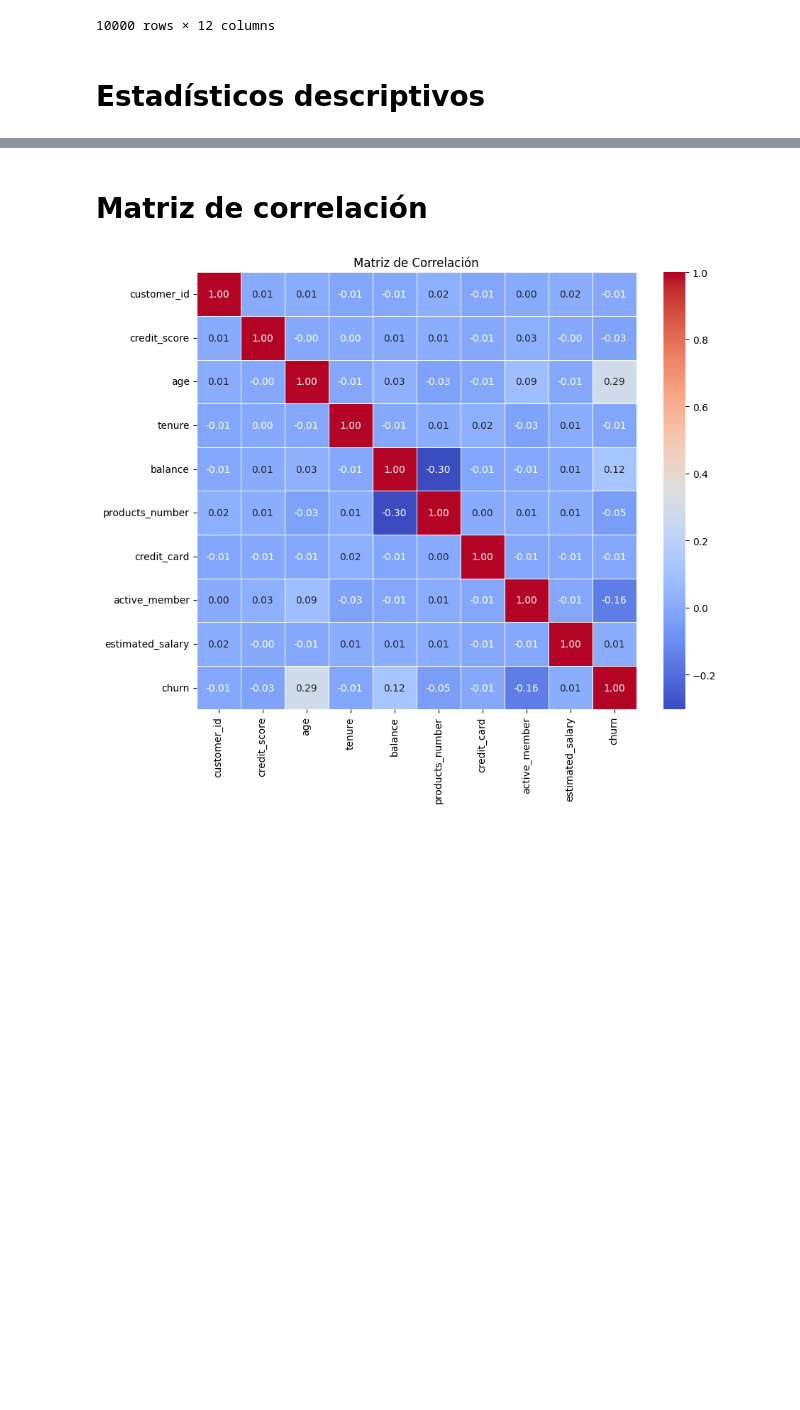
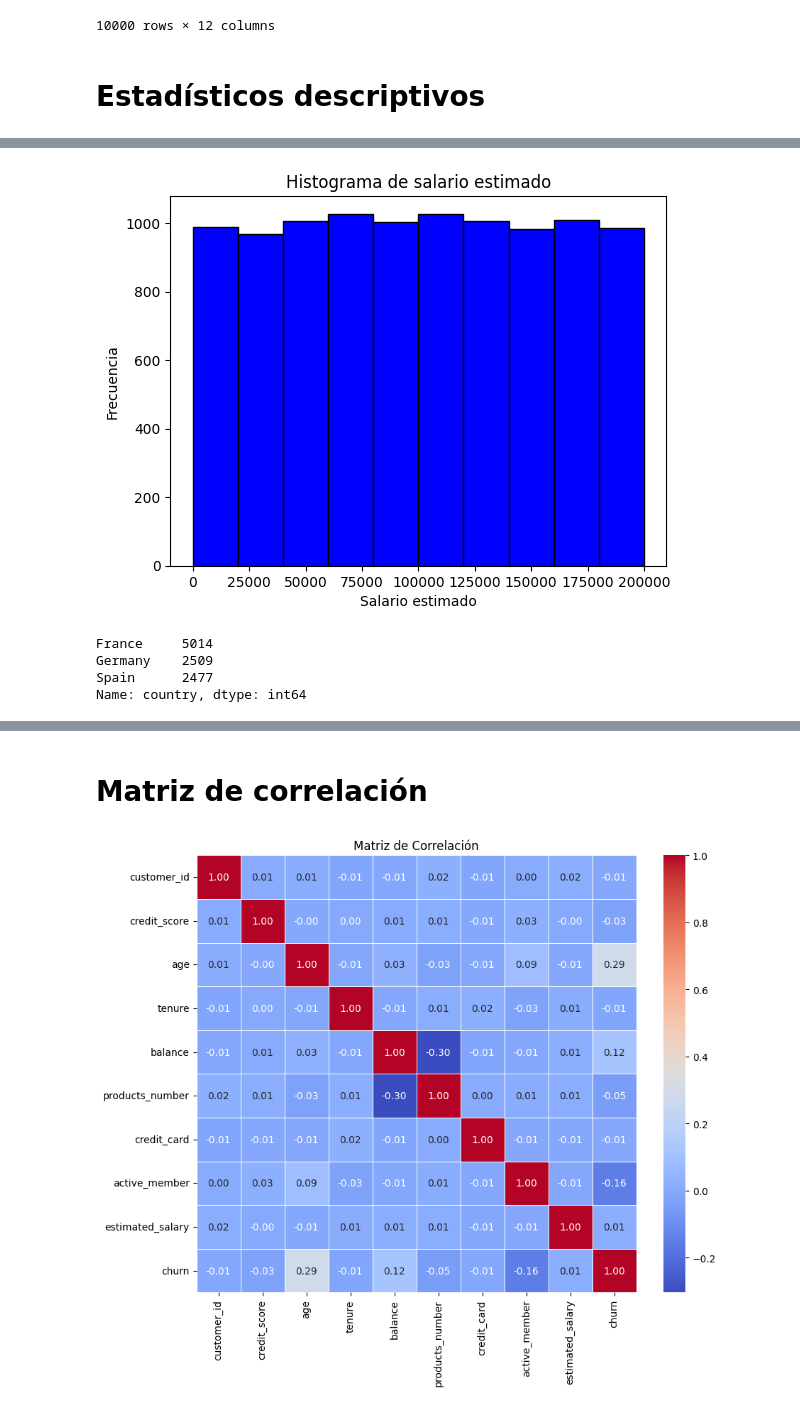
Before and after one commit to lalogonzalez/mcd-02-ml, a Jupyter notebook: docs/02-estadisticos-descriptivos.ipynb, the cells around one changed output, grey strips where cells are left out. Saved outputs shown, nothing was run; the diff lists cells and outputs as text; code cells hidden in the pictures; blank space fills up the shorter version.

```diff
--- a/docs/02-estadisticos-descriptivos.ipynb
+++ b/docs/02-estadisticos-descriptivos.ipynb
@@ -48,0 +80,17 @@ df.describe()
+# %%
+plt.hist(df['estimated_salary'], bins=10, color='blue', edgecolor='black')
+
+plt.xlabel('Salario estimado')
+plt.ylabel('Frecuencia')
+plt.title('Histograma de salario estimado')
+
+plt.show()
+# %% [output]
+[figure, added]
+# %%
+df['country'].value_counts()
+# %% [output]
+France     5014
+Germany    2509
+Spain      2477
+Name: country, dtype: int64
```
Also changed, not shown: parts of 9 cells of this notebook, 1 other file.
